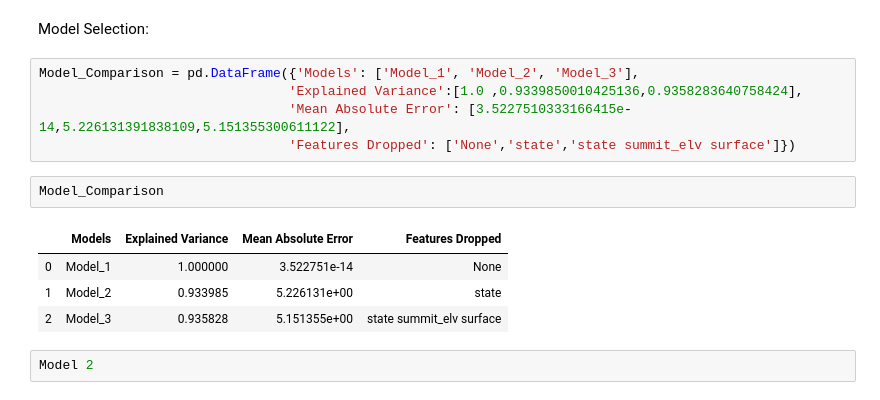
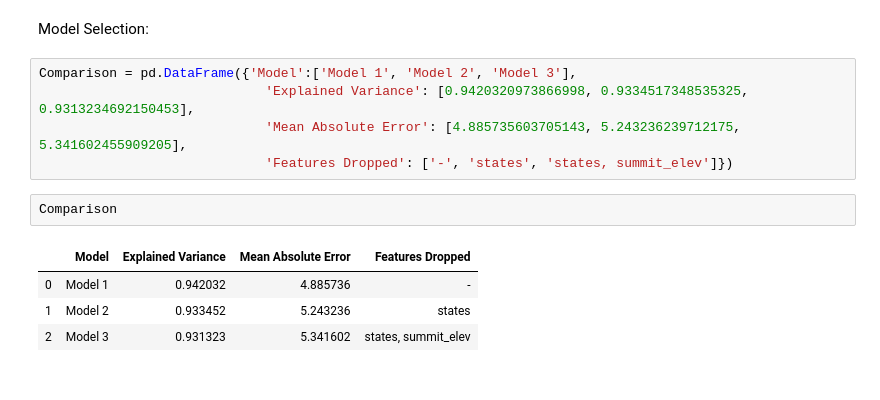
Before and after one commit to Tosburg/Springboard, a Jupyter notebook: 06-GuidedCapstone/Notebook_stepfourandfive.ipynb, the cells around one changed output. Cells and saved outputs as stored; diff of their text form.

```diff
--- a/06-GuidedCapstone/Notebook_stepfourandfive.ipynb
+++ b/06-GuidedCapstone/Notebook_stepfourandfive.ipynb
@@ -391,17 +452,15 @@ pd.DataFrame(abs(lm.coef_), X3.columns, columns=['Coefficient'])
 | Model 3. | 0. | |'state','summit_elev','base_elev'|
 # %% [markdown]
 Model Selection:
-# %%
-Model_Comparison = pd.DataFrame({'Models': ['Model_1', 'Model_2', 'Model_3'],
-                                'Explained Variance':[1.0 ,0.9339850010425136,0.9358283640758424],
-                                'Mean Absolute Error': [3.5227510333166415e-14,5.226131391838109,5.151355300611122],
-                                'Features Dropped': ['None','state','state summit_elv surface']})
-# %%
-Model_Comparison
-# %% [output]
-|  | Models | Explained Variance | Mean Absolute Error | Features Dropped |
-| 0 | Model_1 | 1.000000 | 3.522751e-14 | None |
-| 1 | Model_2 | 0.933985 | 5.226131e+00 | state |
-| 2 | Model_3 | 0.935828 | 5.151355e+00 | state summit_elv surface |
-# %%
-Model 2
+# %%
+Comparison = pd.DataFrame({'Model':['Model 1', 'Model 2', 'Model 3'],
+                             'Explained Variance': [0.9420320973866998, 0.9334517348535325, 0.9313234692150453],
+                             'Mean Absolute Error': [4.885735603705143, 5.243236239712175, 5.341602455909205],
+                             'Features Dropped': ['-', 'states', 'states, summit_elev']})
+# %%
+Comparison
+# %% [output]
+|  | Model | Explained Variance | Mean Absolute Error | Features Dropped |
+| 0 | Model 1 | 0.942032 | 4.885736 | - |
+| 1 | Model 2 | 0.933452 | 5.243236 | states |
+| 2 | Model 3 | 0.931323 | 5.341602 | states, summit_elev |
```
Also changed, not shown: parts of 48 cells of this notebook, 3 other files.
